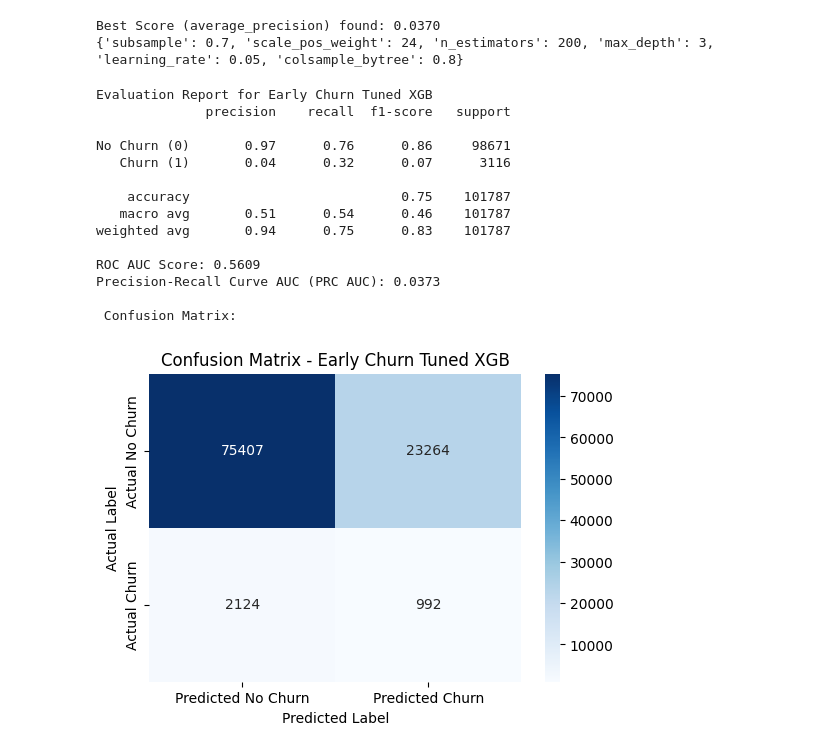
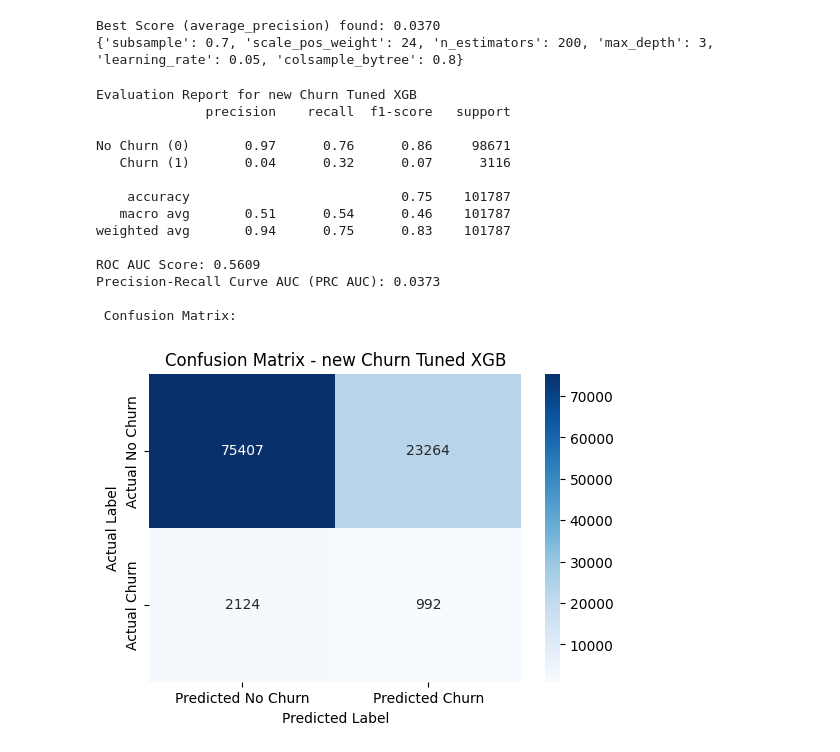
Before and after one commit to SarmadC/Churn-Prediction, a Jupyter notebook: churn-prediction.ipynb, the cells around one changed output. Saved outputs shown, nothing was run; the diff lists cells and outputs as text; code cells hidden in the pictures.

```diff
--- a/churn-prediction.ipynb
+++ b/churn-prediction.ipynb
@@ -1196,7 +1143,5 @@ Top 15 Features by Importance
 # %%
-# Tuning the model
-
-xgb_base_early = xgb.XGBClassifier(
+xgb_base_new = xgb.XGBClassifier(
     objective = 'binary:logistic',
     eval_metric='logloss',
     use_label_encoder = False,
@@ -1218,8 +1163,8 @@ cv_folds = 3
 
 scoring_metric = 'average_precision'
 
-random_search_early = RandomizedSearchCV(
-    estimator = xgb_base_early,
+random_search_new = RandomizedSearchCV(
+    estimator = xgb_base_new,
     param_distributions = param_distributions,
     n_iter = n_iterations,
     scoring = scoring_metric,
@@ -1251,0 +1176,2 @@ RandomizedSearchCV(cv=3,
+# %%
+random_search_new.fit(X_train_new, y_train_new)
@@ -1252,31 +1197,31 @@ RandomizedSearchCV(cv=3,
 # %%
-print(f'Best Score ({scoring_metric}) found: {random_search_early.best_score_:.4f}')
-print(random_search_early.best_params_)
+print(f'Best Score ({scoring_metric}) found: {random_search_new.best_score_:.4f}')
+print(random_search_new.best_params_)
 
-best_xgb_model_early = random_search_early.best_estimator_
+best_xgb_model_new = random_search_new.best_estimator_
 # %% [output]
 Best Score (average_precision) found: 0.0370
 {'subsample': 0.7, 'scale_pos_weight': 24, 'n_estimators': 200, 'max_depth': 3, 'learning_rate': 0.05, 'colsample_bytree': 0.8}
-# %%
-tuned_xgb_early_metrics = evaluate_model(
-    best_xgb_model_early,
-    X_test_early,
-    y_test_early,
-    'Early Churn Tuned XGB'
-)
-# %% [output]
-Evaluation Report for Early Churn Tuned XGB
-              precision    recall  f1-score   support
-
-No Churn (0)       0.97      0.76      0.86     98671
-   Churn (1)       0.04      0.32      0.07      3116
-
-    accuracy                           0.75    101787
-   macro avg       0.51      0.54      0.46    101787
-weighted avg       0.94      0.75      0.83    101787
-
-ROC AUC Score: 0.5609
-Precision-Recall Curve AUC (PRC AUC): 0.0373
-
- Confusion Matrix:
-[figure, removed]
+# %%
+tuned_xgb_new_metrics = evaluate_model(
+    best_xgb_model_new,
+    X_test_new,
+    y_test_new,
+    'new Churn Tuned XGB'
+)
+# %% [output]
+Evaluation Report for new Churn Tuned XGB
+              precision    recall  f1-score   support
+
+No Churn (0)       0.97      0.76      0.86     98671
+   Churn (1)       0.04      0.32      0.07      3116
+
+    accuracy                           0.75    101787
+   macro avg       0.51      0.54      0.46    101787
+weighted avg       0.94      0.75      0.83    101787
+
+ROC AUC Score: 0.5609
+Precision-Recall Curve AUC (PRC AUC): 0.0373
+
+ Confusion Matrix:
+[figure, added]
```
Also changed, not shown: parts of 76 cells of this notebook.
